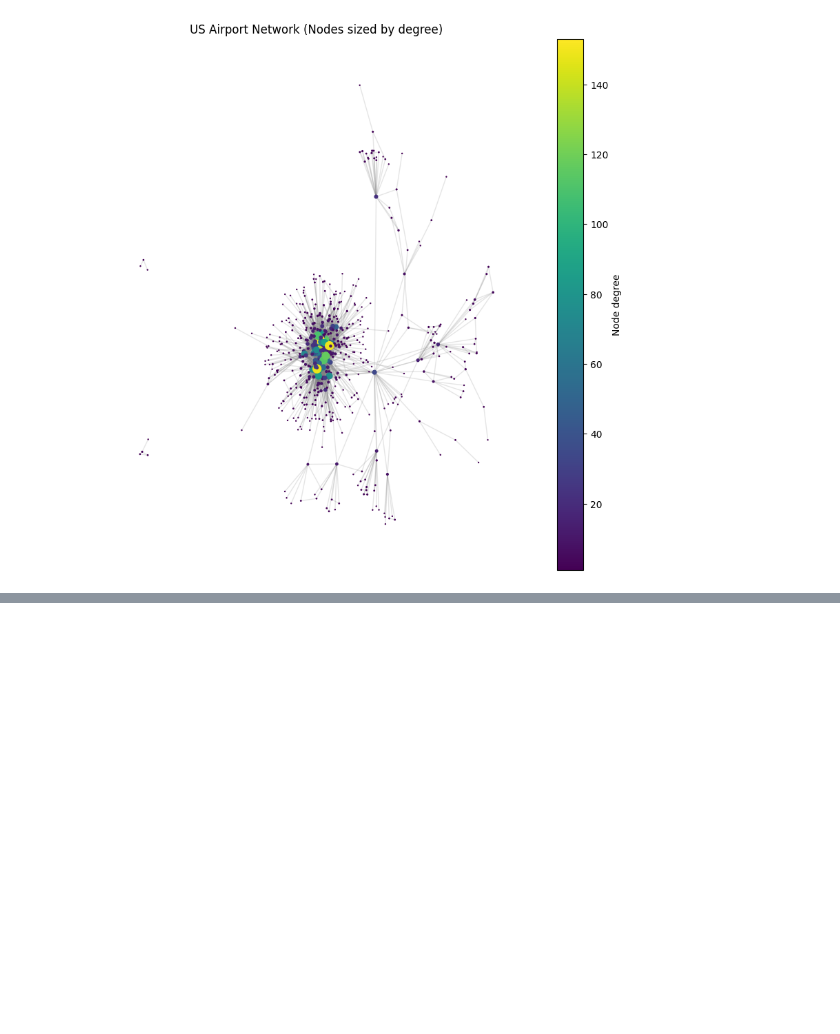
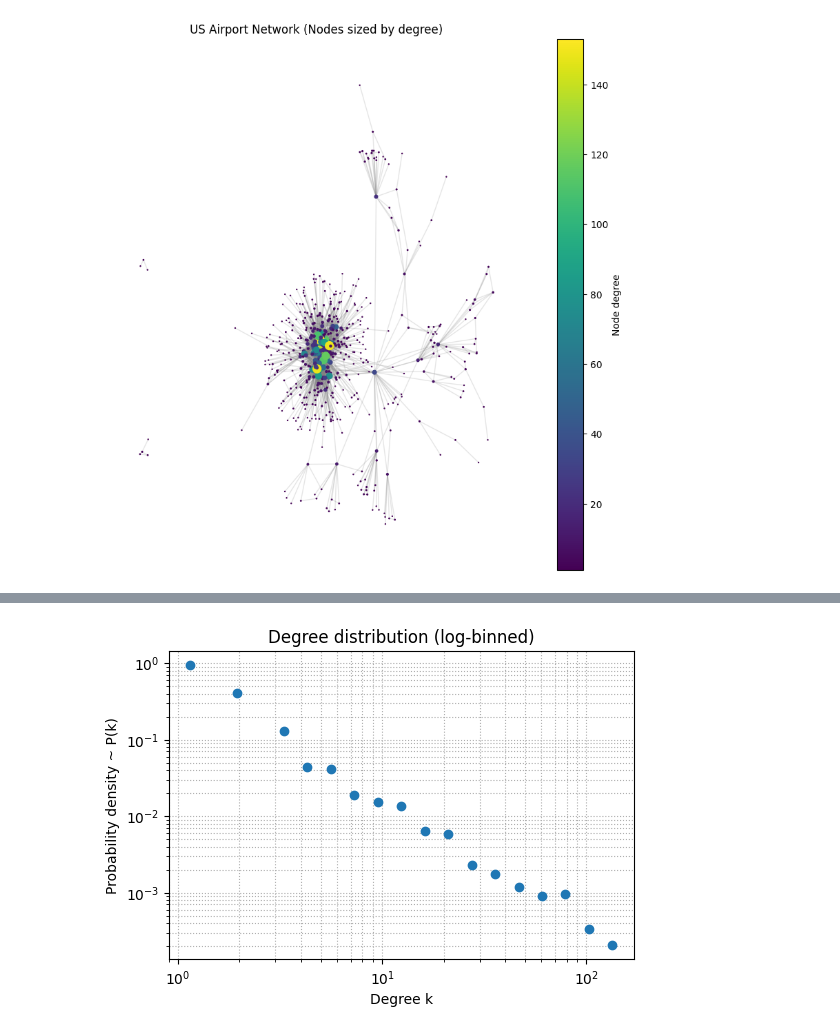
Before and after one commit to pzwiernik/22997-networks, a Jupyter notebook: colabs/Lecture3.ipynb, the cells around one changed output, grey strips where cells are left out. Drawn from its saved outputs; the diff is of its cells as text; code cells hidden in the pictures; blank space fills up the shorter version.

```diff
--- a/colabs/Lecture3.ipynb
+++ b/colabs/Lecture3.ipynb
@@ -87,0 +93,20 @@ plt.show()
+# %%
+# Degree sequence
+deg = np.array([d for _, d in G.degree() if d > 0])  # drop zeros to avoid log issues
+
+# Log-spaced bins
+bins = np.logspace(np.log10(deg.min()), np.log10(deg.max()), num=20)
+hist, bin_edges = np.histogram(deg, bins=bins, density=True)
+
+# Bin centers
+bin_centers = np.sqrt(bin_edges[:-1] * bin_edges[1:])
+
+plt.figure(figsize=(6,4))
+plt.loglog(bin_centers, hist, marker='o', linestyle='none')
+plt.xlabel('Degree k')
+plt.ylabel('Probability density ~ P(k)')
+plt.title('Degree distribution (log-binned)')
+plt.grid(True, which='both', ls=':')
+plt.show()
+# %% [output]
+[figure, added]
```
Also changed, not shown: parts of 2 cells of this notebook.
